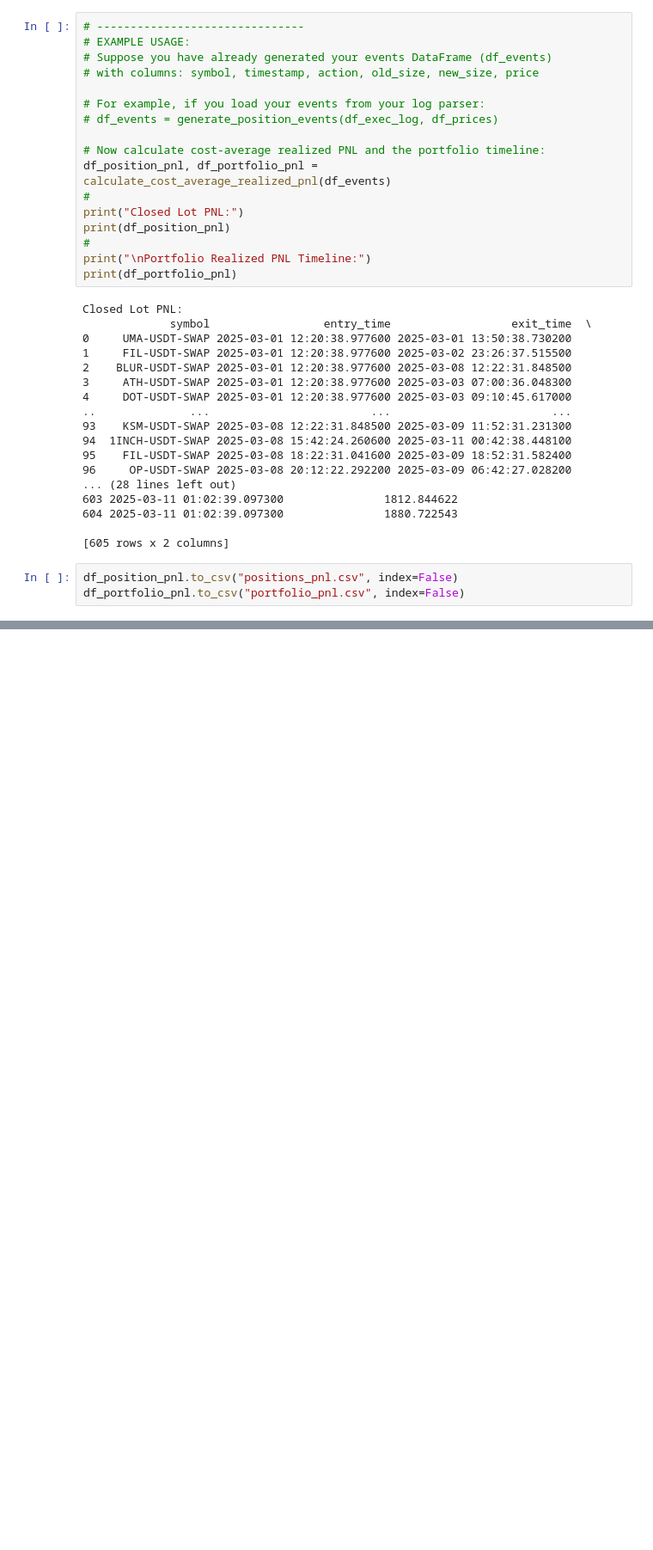
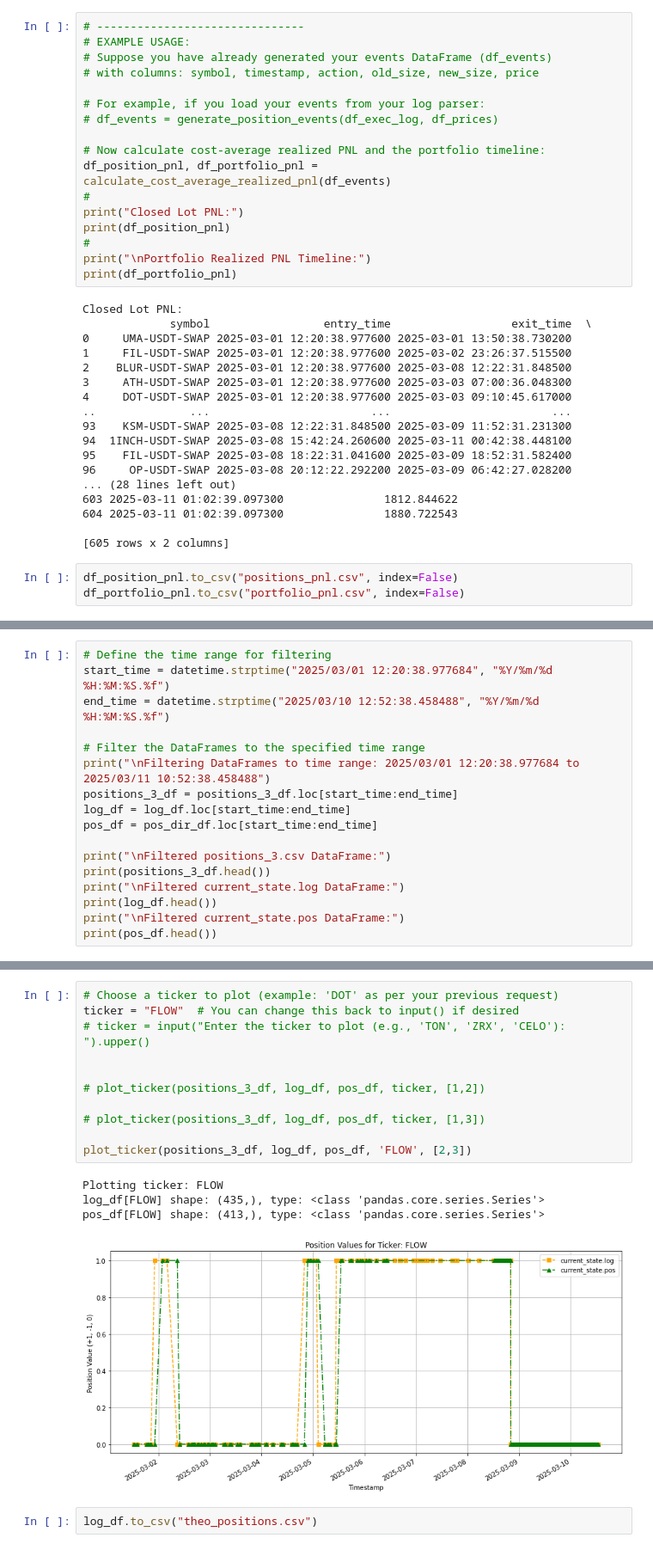
Before and after one commit to marescialloNino/pnl-analysis, a Jupyter notebook: okx_pnl_analysis.ipynb, the cells around one changed output, grey strips where cells are left out. Shown at 86% size. Drawn from its saved outputs; the diff is of its cells as text; blank space fills up the shorter version.

```diff
--- a/okx_pnl_analysis.ipynb
+++ b/okx_pnl_analysis.ipynb
@@ -1850,0 +2235,17 @@ df_portfolio_pnl.to_csv("portfolio_pnl.csv", index=False)
+# %%
+# Define the time range for filtering
+start_time = datetime.strptime("2025/03/01 12:20:38.977684", "%Y/%m/%d %H:%M:%S.%f")
+end_time = datetime.strptime("2025/03/10 12:52:38.458488", "%Y/%m/%d %H:%M:%S.%f")
+
+# Filter the DataFrames to the specified time range
+print("\nFiltering DataFrames to time range: 2025/03/01 12:20:38.977684 to 2025/03/11 10:52:38.458488")
+positions_3_df = positions_3_df.loc[start_time:end_time]
+log_df = log_df.loc[start_time:end_time]
+pos_df = pos_dir_df.loc[start_time:end_time]
+
+print("\nFiltered positions_3.csv DataFrame:")
+print(positions_3_df.head())
+print("\nFiltered current_state.log DataFrame:")
+print(log_df.head())
+print("\nFiltered current_state.pos DataFrame:")
+print(pos_df.head())
@@ -1850,0 +2270,18 @@ df_portfolio_pnl.to_csv("portfolio_pnl.csv", index=False)
+# %%
+# Choose a ticker to plot (example: 'DOT' as per your previous request)
+ticker = "FLOW"  # You can change this back to input() if desired
+# ticker = input("Enter the ticker to plot (e.g., 'TON', 'ZRX', 'CELO'): ").upper()
+
+
+# plot_ticker(positions_3_df, log_df, pos_df, ticker, [1,2])
+
+# plot_ticker(positions_3_df, log_df, pos_df, ticker, [1,3])
+
+plot_ticker(positions_3_df, log_df, pos_df, 'FLOW', [2,3])
+# %% [output]
+Plotting ticker: FLOW
+log_df[FLOW] shape: (435,), type: <class 'pandas.core.series.Series'>
+pos_df[FLOW] shape: (413,), type: <class 'pandas.core.series.Series'>
+[figure, added]
+# %%
+log_df.to_csv("theo_positions.csv")
```
Also changed, not shown: parts of 4 cells of this notebook, 3 other files.
